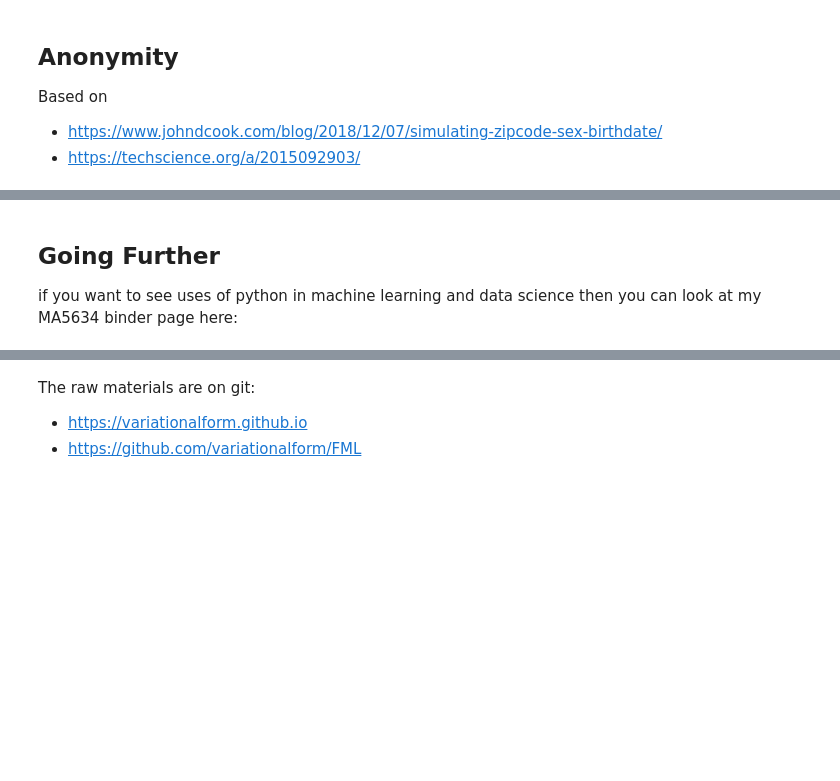
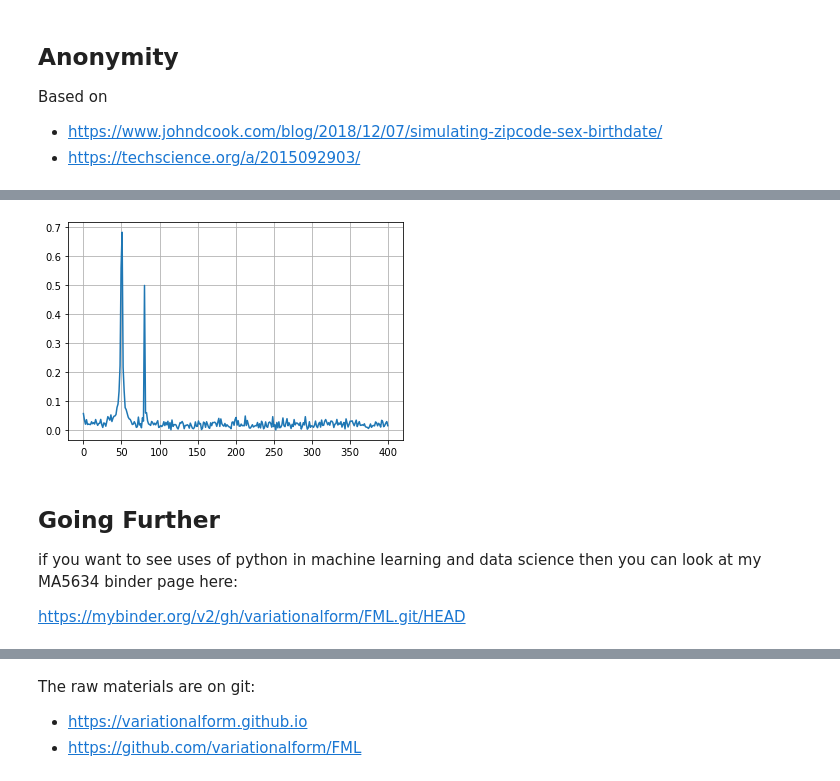
Before and after one commit to variationalform/PythonMathsPrimer, a Jupyter notebook: notebook/PythonMathsPrimer.ipynb, the cells around one changed output, grey strips where cells are left out. Cells and saved outputs as stored; diff of their text form; code cells hidden in the pictures; blank space fills up the shorter version.

```diff
--- a/notebook/PythonMathsPrimer.ipynb
+++ b/notebook/PythonMathsPrimer.ipynb
@@ -348,6 +431,15 @@ print( len(buckets[buckets==1])+2*len(buckets[buckets==2])
+# %%
+ynf = fft(yn)
+xf = np.linspace(0.0, 1.0/(2.0*dt), N//2) # or xf = fftfreq(N,T)[:N//2]
+import matplotlib.pyplot as plt
+plt.plot(xf, 2.0/N * np.abs(ynf[0:N//2])); plt.grid(); plt.show()
+# %% [output]
+[figure, added]
 # %% [markdown]
 ## Going Further
 
 if you want to see uses of python in machine learning and data science then you can look at my
 MA5634 binder page here:
+
+<https://mybinder.org/v2/gh/variationalform/FML.git/HEAD>
 # %% [markdown]
```
Also changed, not shown: parts of 30 cells of this notebook, 9 other files.
